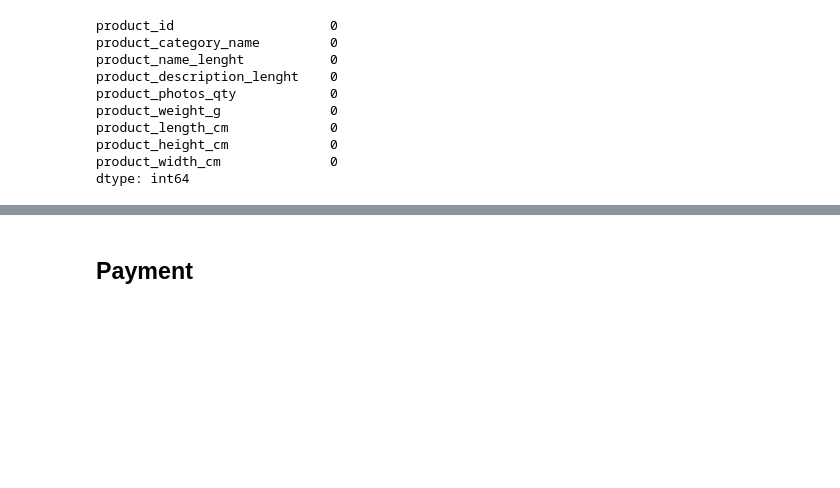
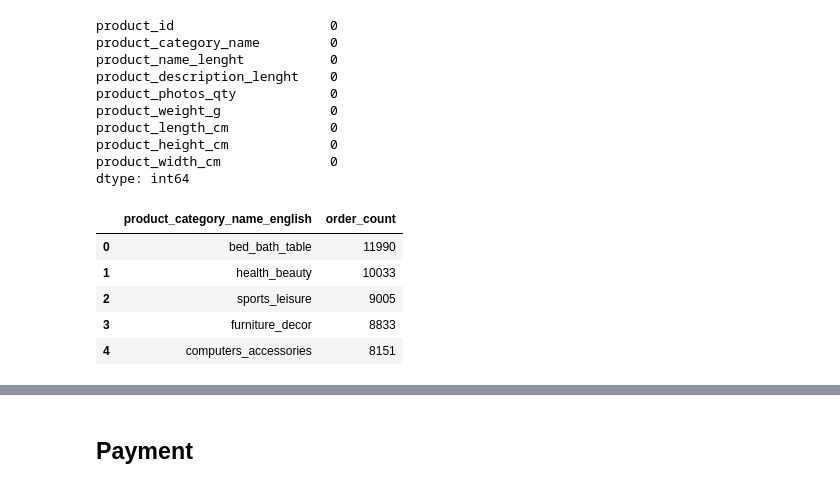
Before and after one commit to aleksmukhin/olist-orders, a Jupyter notebook: olist-orders.ipynb, the cells around one changed output, grey strips where cells are left out. Saved outputs shown, nothing was run; the diff lists cells and outputs as text; code cells hidden in the pictures; blank space fills up the shorter version.

```diff
--- a/olist-orders.ipynb
+++ b/olist-orders.ipynb
@@ -527,3 +533,13 @@ product_length_cm             0
 product_height_cm             0
 product_width_cm              0
 dtype: int64
+# %%
+most_product=df.groupby('product_category_name_english').aggregate({'order_id':'count'}).rename(columns={'order_id':'order_count'}).sort_values(by='order_count',ascending=False).reset_index()
+most_product.head()
+# %% [output]
+|  | product_category_name_english | order_count |
+| 0 | bed_bath_table | 11990 |
+| 1 | health_beauty | 10033 |
+| 2 | sports_leisure | 9005 |
+| 3 | furniture_decor | 8833 |
+| 4 | computers_accessories | 8151 |
```
Also changed, not shown: parts of 6 cells of this notebook, 1 other file.
